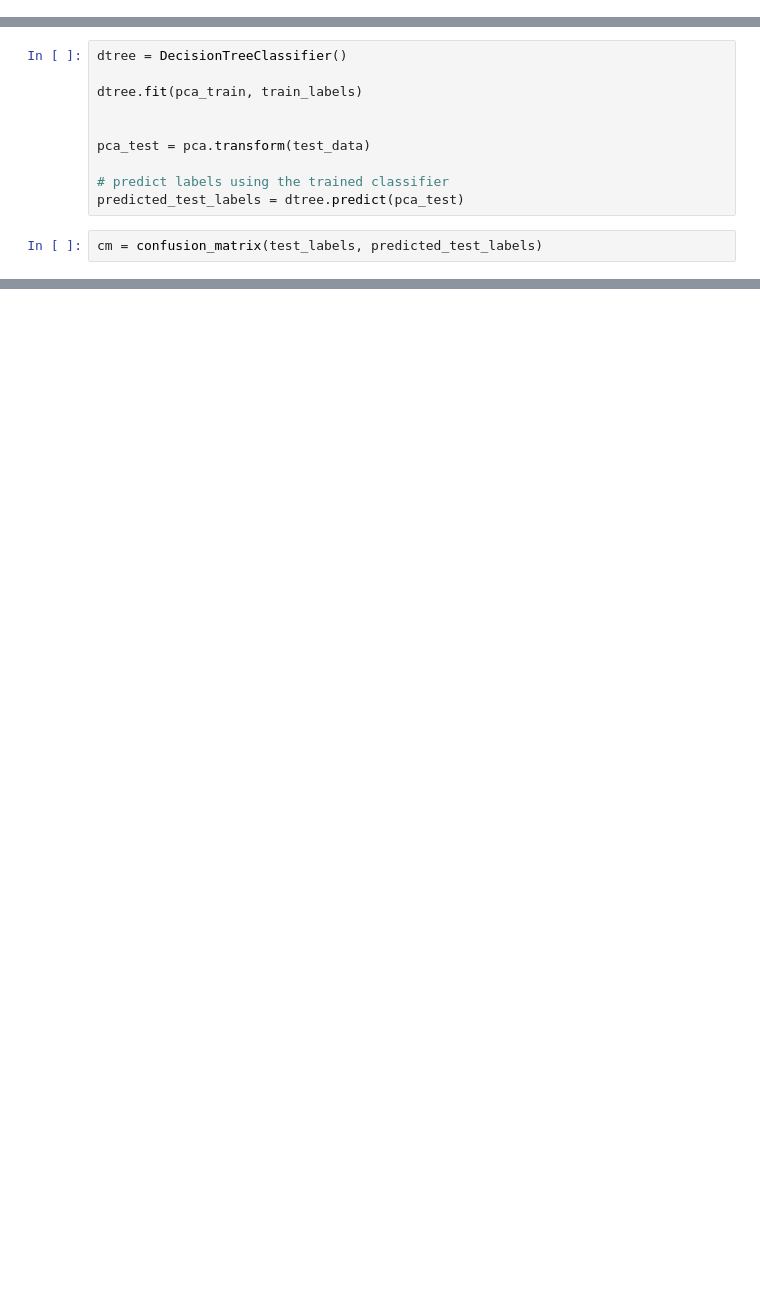
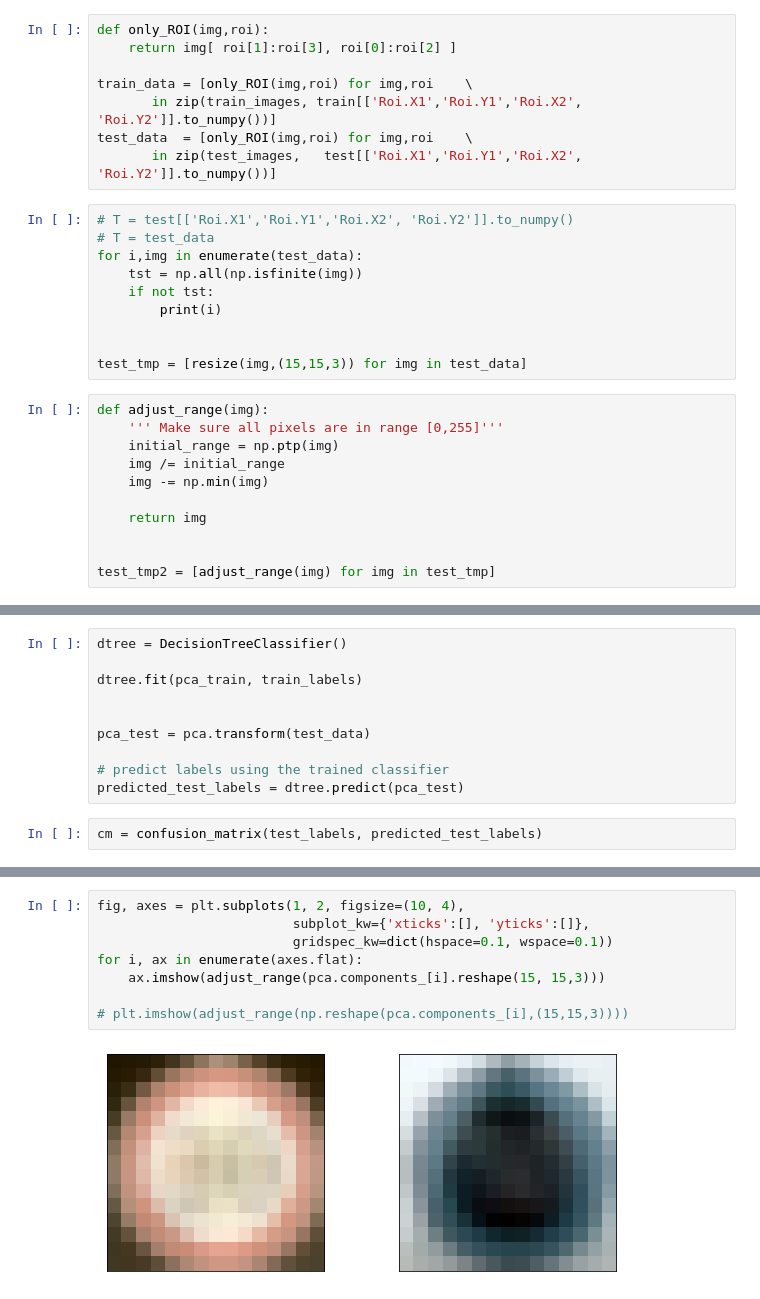
Before and after one commit to aefrank/ucsd_cse276c, a Jupyter notebook: code/hw4_problem1.ipynb, the cells around one changed output, grey strips where cells are left out. Cells and saved outputs as stored; diff of their text form; blank space fills up the shorter version.

```diff
--- a/code/hw4_problem1.ipynb
+++ b/code/hw4_problem1.ipynb
@@ -29,0 +30,29 @@ test_labels = np.array(test.ClassId)
+# %%
+def only_ROI(img,roi):
+    return img[ roi[1]:roi[3], roi[0]:roi[2] ]
+
+train_data = [only_ROI(img,roi) for img,roi    \
+       in zip(train_images, train[['Roi.X1','Roi.Y1','Roi.X2', 'Roi.Y2']].to_numpy())]
+test_data  = [only_ROI(img,roi) for img,roi    \
+       in zip(test_images,   test[['Roi.X1','Roi.Y1','Roi.X2', 'Roi.Y2']].to_numpy())]
+# %%
+# T = test[['Roi.X1','Roi.Y1','Roi.X2', 'Roi.Y2']].to_numpy()
+# T = test_data
+for i,img in enumerate(test_data):
+    tst = np.all(np.isfinite(img))
+    if not tst:
+        print(i)
+
+
+test_tmp = [resize(img,(15,15,3)) for img in test_data]
+# %%
+def adjust_range(img):
+    ''' Make sure all pixels are in range [0,255]'''
+    initial_range = np.ptp(img)
+    img /= initial_range
+    img -= np.min(img)
+
+    return img
+
+
+test_tmp2 = [adjust_range(img) for img in test_tmp]
@@ -107,0 +161,10 @@ accuracy_score(test_labels, predicted_test_labels)
+# %%
+fig, axes = plt.subplots(1, 2, figsize=(10, 4),
+                         subplot_kw={'xticks':[], 'yticks':[]},
+                         gridspec_kw=dict(hspace=0.1, wspace=0.1))
+for i, ax in enumerate(axes.flat):
+    ax.imshow(adjust_range(pca.components_[i].reshape(15, 15,3)))
+
+# plt.imshow(adjust_range(np.reshape(pca.components_[i],(15,15,3))))
+# %% [output]
+[figure, added]
```
Also changed, not shown: parts of 10 cells of this notebook.
